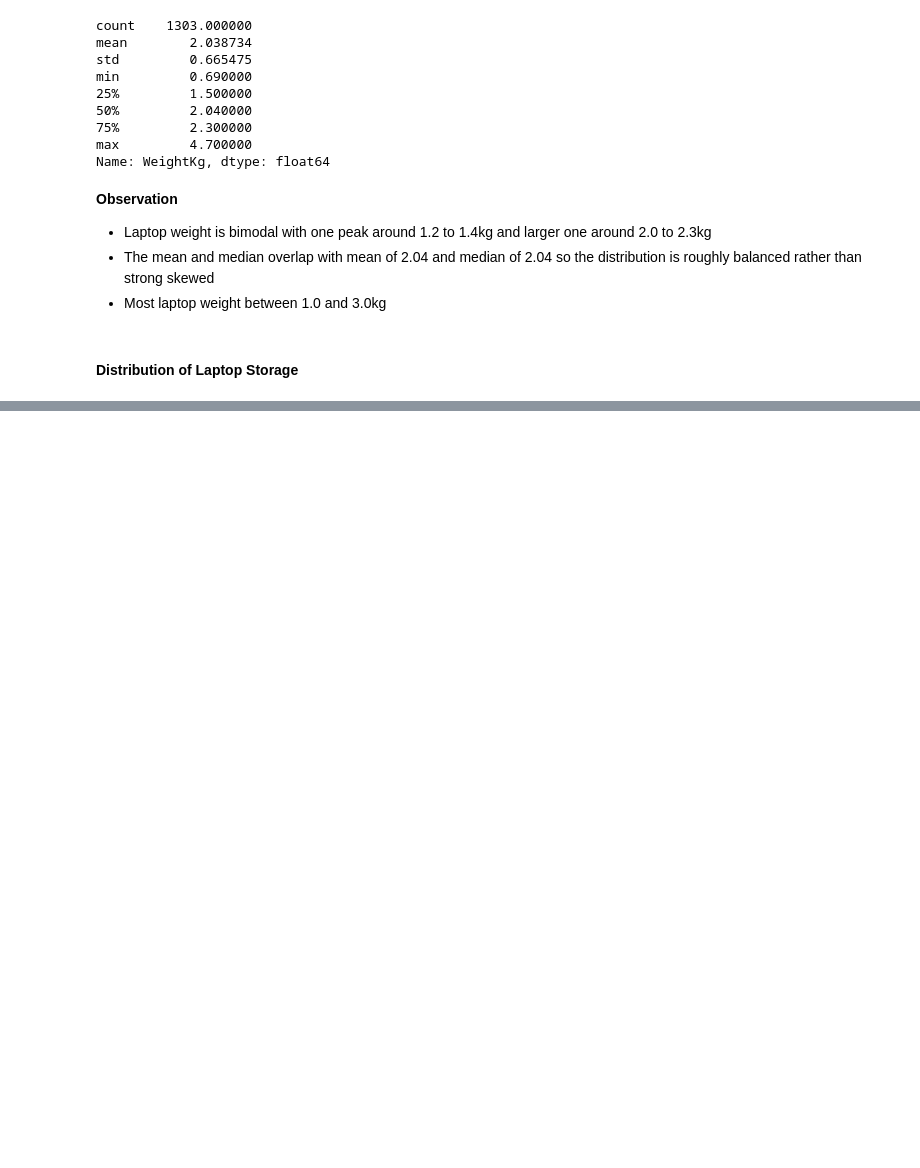
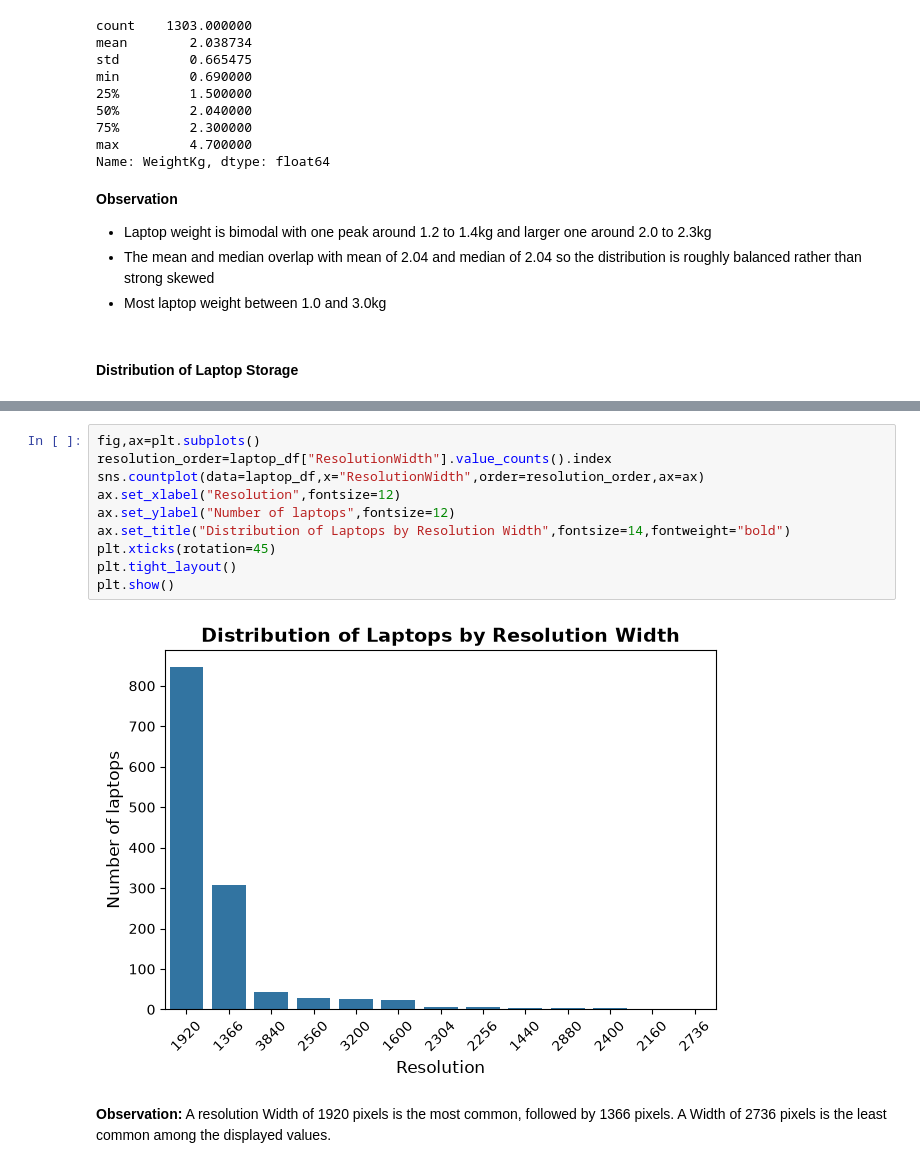
Before and after one commit to G-Gakii/laptop_price_predictor, a Jupyter notebook: notebook/02_data_exploration.ipynb, the cells around one changed output, grey strips where cells are left out. Saved outputs shown, nothing was run; the diff lists cells and outputs as text; blank space fills up the shorter version.

```diff
--- a/notebook/02_data_exploration.ipynb
+++ b/notebook/02_data_exploration.ipynb
@@ -232,0 +273,14 @@ storage_cols= [
+# %%
+fig,ax=plt.subplots()
+resolution_order=laptop_df["ResolutionWidth"].value_counts().index
+sns.countplot(data=laptop_df,x="ResolutionWidth",order=resolution_order,ax=ax)
+ax.set_xlabel("Resolution",fontsize=12)
+ax.set_ylabel("Number of laptops",fontsize=12)
+ax.set_title("Distribution of Laptops by Resolution Width",fontsize=14,fontweight="bold")
+plt.xticks(rotation=45)
+plt.tight_layout()
+plt.show()
+# %% [output]
+[figure, added]
+# %% [markdown]
+**Observation:** A resolution Width of 1920 pixels is the most common, followed by 1366 pixels. A Width of 2736 pixels is the least common among the displayed values.
```
Also changed, not shown: parts of 60 cells of this notebook, 1 other file.
